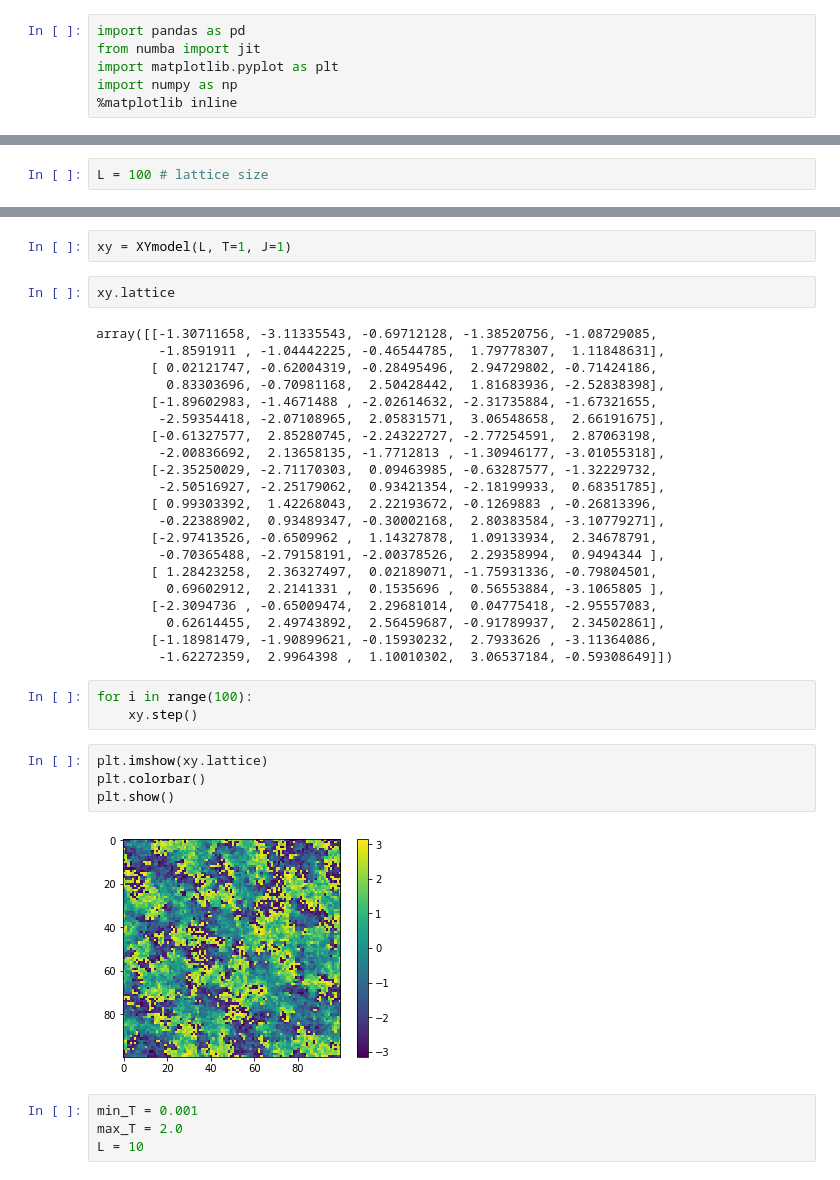
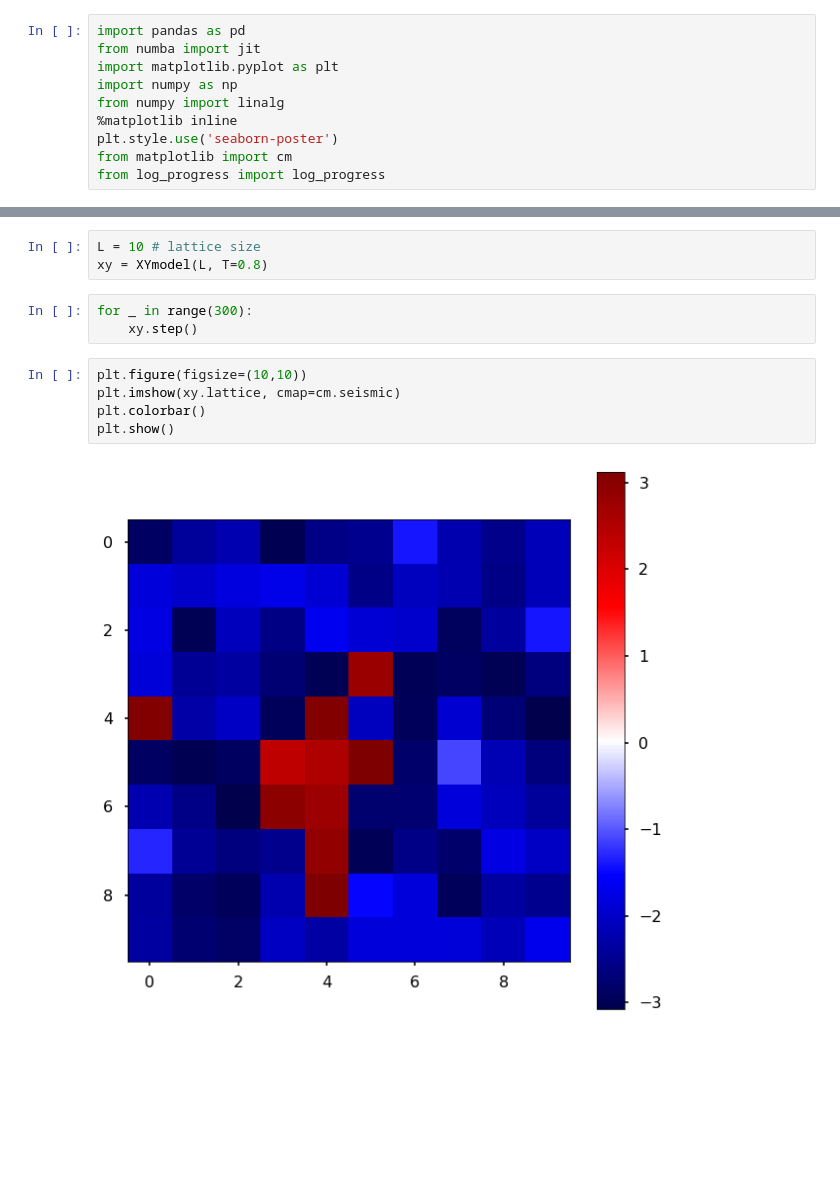
Before and after one commit to robertjankowski/XYmodel, a Jupyter notebook: plotting/XY.ipynb, the cells around one changed output, grey strips where cells are left out. Saved outputs shown, nothing was run; the diff lists cells and outputs as text; blank space fills up the shorter version.

```diff
--- a/plotting/XY.ipynb
+++ b/plotting/XY.ipynb
@@ -3,7 +5,11 @@ import pandas as pd
 from numba import jit
 import matplotlib.pyplot as plt
 import numpy as np
+from numpy import linalg
 %matplotlib inline
+plt.style.use('seaborn-poster')
+from matplotlib import cm
+from log_progress import log_progress
 # %% [markdown]
 # TODO
 
@@ -15,2 +20,0 @@ import numpy as np
-# %%
-L = 100 # lattice size
@@ -92,38 +158,13 @@ class XYmodel:
-# %%
-xy = XYmodel(L, T=1, J=1)
-# %%
-xy.lattice
-# %% [output]
-array([[-1.30711658, -3.11335543, -0.69712128, -1.38520756, -1.08729085,
-        -1.8591911 , -1.04442225, -0.46544785,  1.79778307,  1.11848631],
-       [ 0.02121747, -0.62004319, -0.28495496,  2.94729802, -0.71424186,
-         0.83303696, -0.70981168,  2.50428442,  1.81683936, -2.52838398],
-       [-1.89602983, -1.4671488 , -2.02614632, -2.31735884, -1.67321655,
-        -2.59354418, -2.07108965,  2.05831571,  3.06548658,  2.66191675],
-       [-0.61327577,  2.85280745, -2.24322727, -2.77254591,  2.87063198,
-        -2.00836692,  2.13658135, -1.7712813 , -1.30946177, -3.01055318],
-       [-2.35250029, -2.71170303,  0.09463985, -0.63287577, -1.32229732,
-        -2.50516927, -2.25179062,  0.93421354, -2.18199933,  0.68351785],
-       [ 0.99303392,  1.42268043,  2.22193672, -0.1269883 , -0.26813396,
-        -0.22388902,  0.93489347, -0.30002168,  2.80383584, -3.10779271],
-       [-2.97413526, -0.6509962 ,  1.14327878,  1.09133934,  2.34678791,
-        -0.70365488, -2.79158191, -2.00378526,  2.29358994,  0.9494344 ],
-       [ 1.28423258,  2.36327497,  0.02189071, -1.75931336, -0.79804501,
-         0.69602912,  2.2141331 ,  0.1535696 ,  0.56553884, -3.1065805 ],
-       [-2.3094736 , -0.65009474,  2.29681014,  0.04775418, -2.95557083,
-         0.62614455,  2.49743892,  2.56459687, -0.91789937,  2.34502861],
-       [-1.18981479, -1.90899621, -0.15930232,  2.7933626 , -3.11364086,
-        -1.62272359,  2.9964398 ,  1.10010302,  3.06537184, -0.59308649]])
+# %%
+L = 10 # lattice size
+xy = XYmodel(L, T=0.8)
 # %%
-for i in range(100):
+for _ in range(300):
     xy.step()
 # %%
-plt.imshow(xy.lattice)
+plt.figure(figsize=(10,10))
+plt.imshow(xy.lattice, cmap=cm.seismic)
 plt.colorbar()
 plt.show()
 # %% [output]
-[figure, old version]
+[figure, new version]
-# %%
-min_T = 0.001
-max_T = 2.0
-L = 10
```
Also changed, not shown: parts of 24 cells of this notebook, 3 other files.
